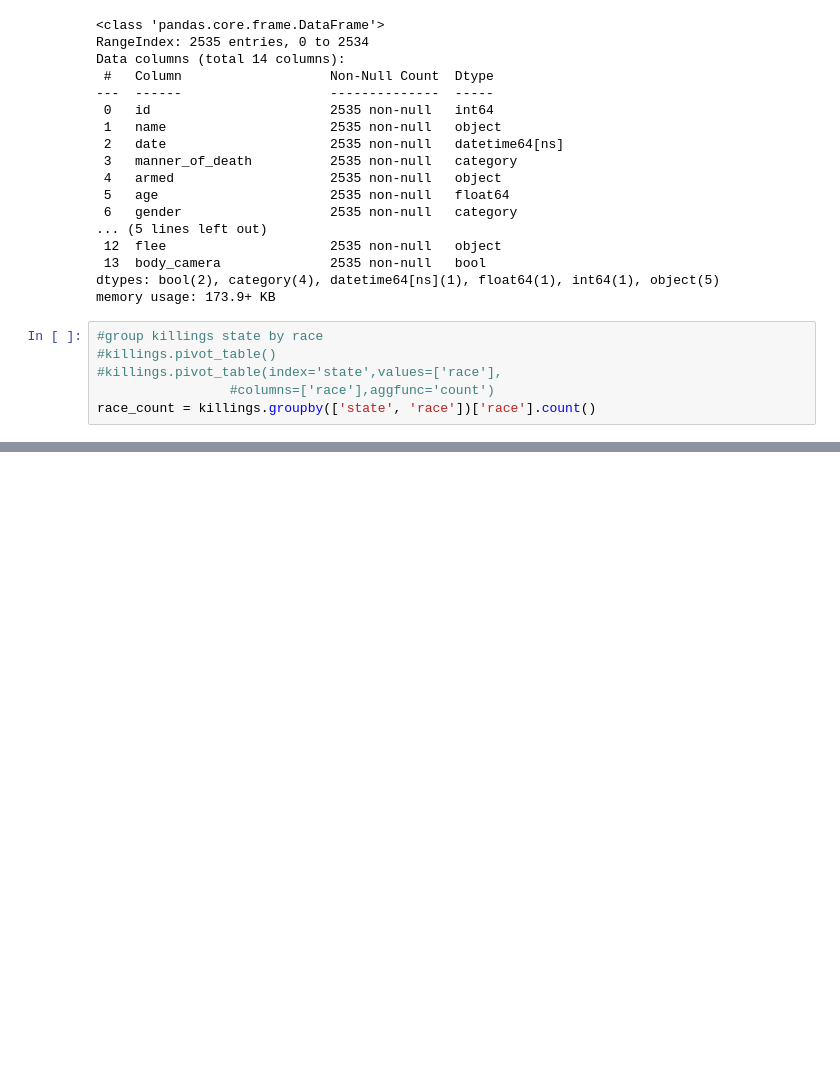
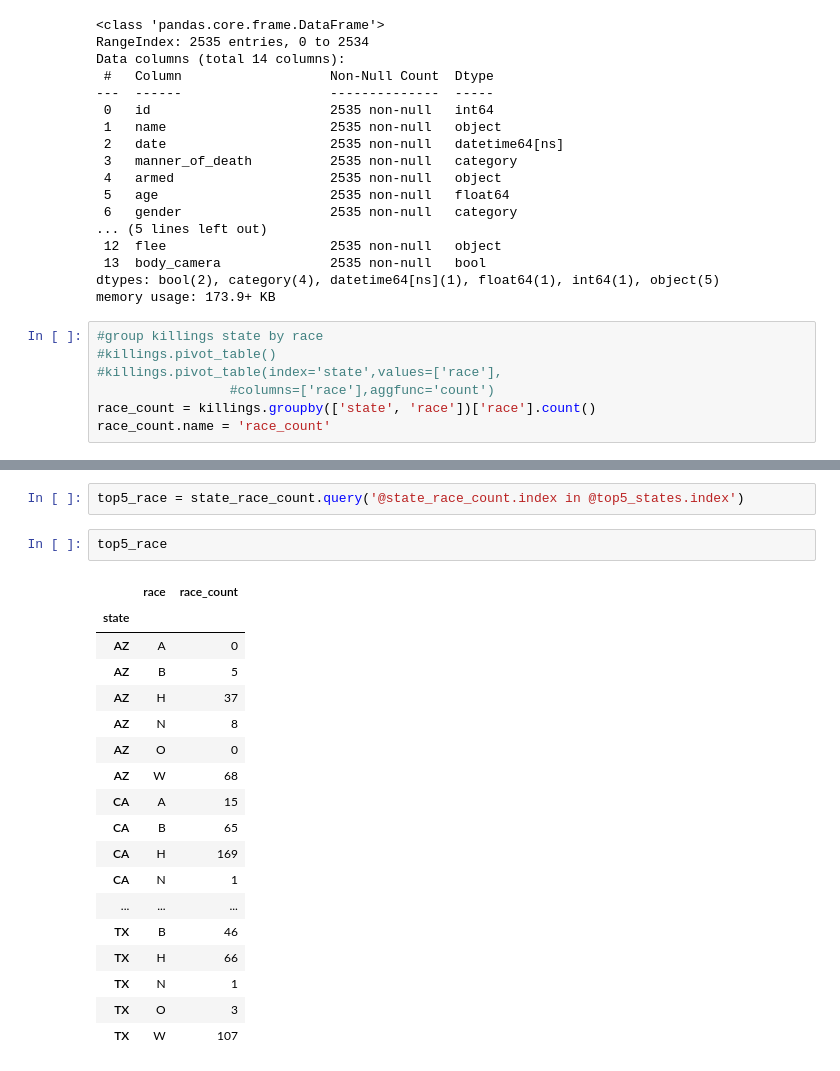
Before and after one commit to Alumasa/Data-Science-SCA, a Jupyter notebook: US Police Killings Analysis.ipynb, the cells around one changed output, grey strips where cells are left out. Cells and saved outputs as stored; diff of their text form; blank space fills up the shorter version.

```diff
--- a/US Police Killings Analysis.ipynb
+++ b/US Police Killings Analysis.ipynb
@@ -654,3 +654,4 @@ memory usage: 173.9+ KB
 #killings.pivot_table(index='state',values=['race'],
                  #columns=['race'],aggfunc='count')
 race_count = killings.groupby(['state', 'race'])['race'].count()
+race_count.name = 'race_count'
@@ -660,0 +671,23 @@ Object `race_count.set_index` not found.
+# %%
+top5_race = state_race_count.query('@state_race_count.index in @top5_states.index')
+# %%
+top5_race
+# %% [output]
+|  | race | race_count |
+| state |  |  |
+| AZ | A | 0 |
+| AZ | B | 5 |
+| AZ | H | 37 |
+| AZ | N | 8 |
+| AZ | O | 0 |
+| AZ | W | 68 |
+| CA | A | 15 |
+| CA | B | 65 |
+| CA | H | 169 |
+| CA | N | 1 |
+| ... | ... | ... |
+| TX | B | 46 |
+| TX | H | 66 |
+| TX | N | 1 |
+| TX | O | 3 |
+| TX | W | 107 |
```
Also changed, not shown: parts of 11 cells of this notebook.
